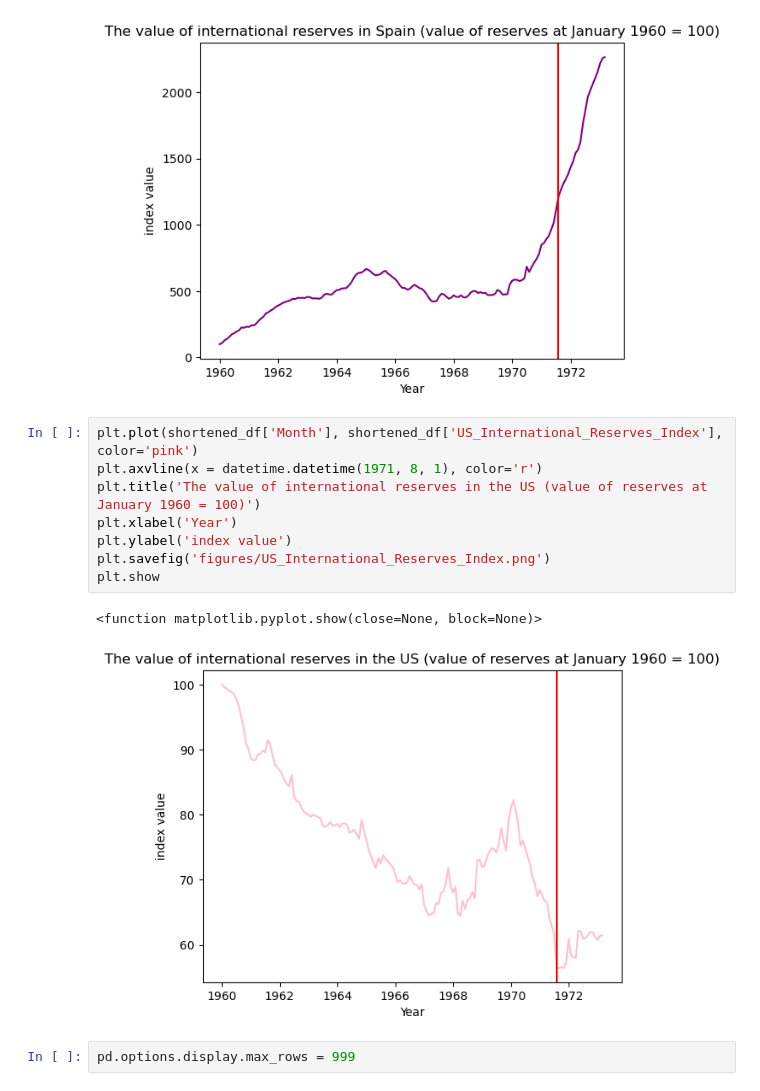
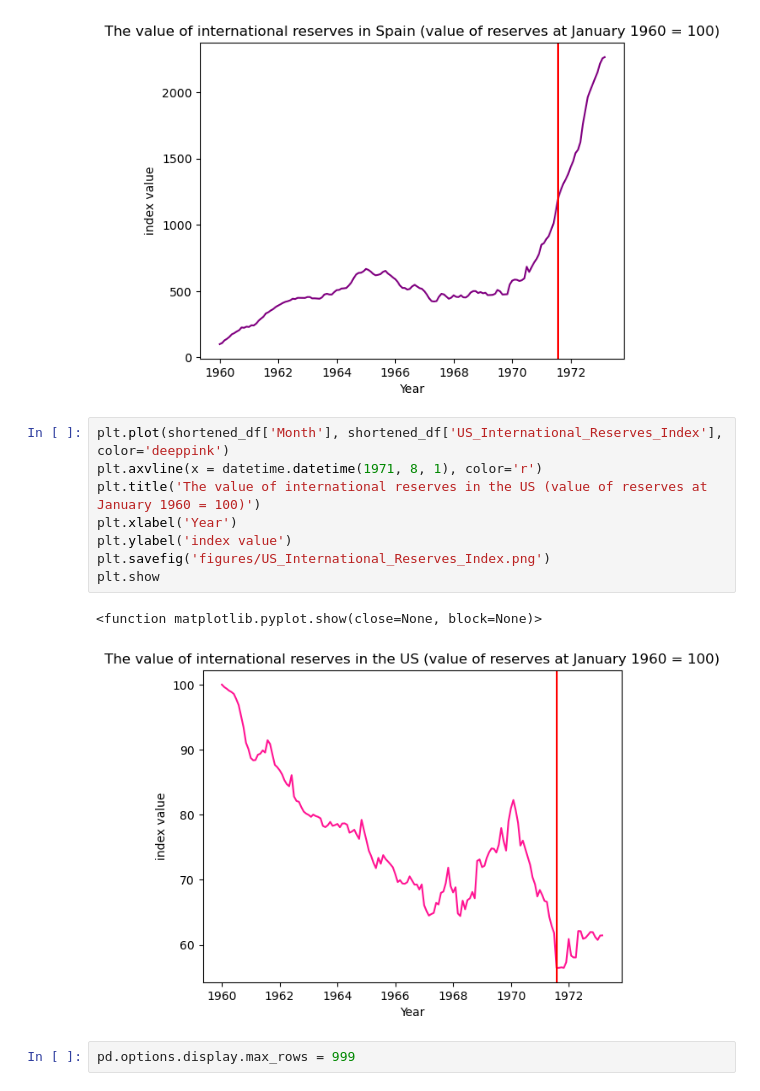
Before and after one commit to sophie-hy-fung/spain-bretton-woods, a Jupyter notebook: data_cleaning.ipynb, the cells around one changed output. Saved outputs shown, nothing was run; the diff lists cells and outputs as text.

```diff
--- a/data_cleaning.ipynb
+++ b/data_cleaning.ipynb
@@ -130,16 +130,16 @@ plt.show
 <function matplotlib.pyplot.show(close=None, block=None)>
 [figure]
 # %%
-plt.plot(shortened_df['Month'], shortened_df['US_International_Reserves_Index'], color='pink')
+plt.plot(shortened_df['Month'], shortened_df['US_International_Reserves_Index'], color='deeppink')
 plt.axvline(x = datetime.datetime(1971, 8, 1), color='r')
 plt.title('The value of international reserves in the US (value of reserves at January 1960 = 100)')
 plt.xlabel('Year')
 plt.ylabel('index value')
 plt.savefig('figures/US_International_Reserves_Index.png')
 plt.show
 # %% [output]
 <function matplotlib.pyplot.show(close=None, block=None)>
-[figure, old version]
+[figure, new version]
 # %%
 pd.options.display.max_rows = 999
 # %%
```
Also changed, not shown: parts of 2 cells of this notebook, 3 other files.
